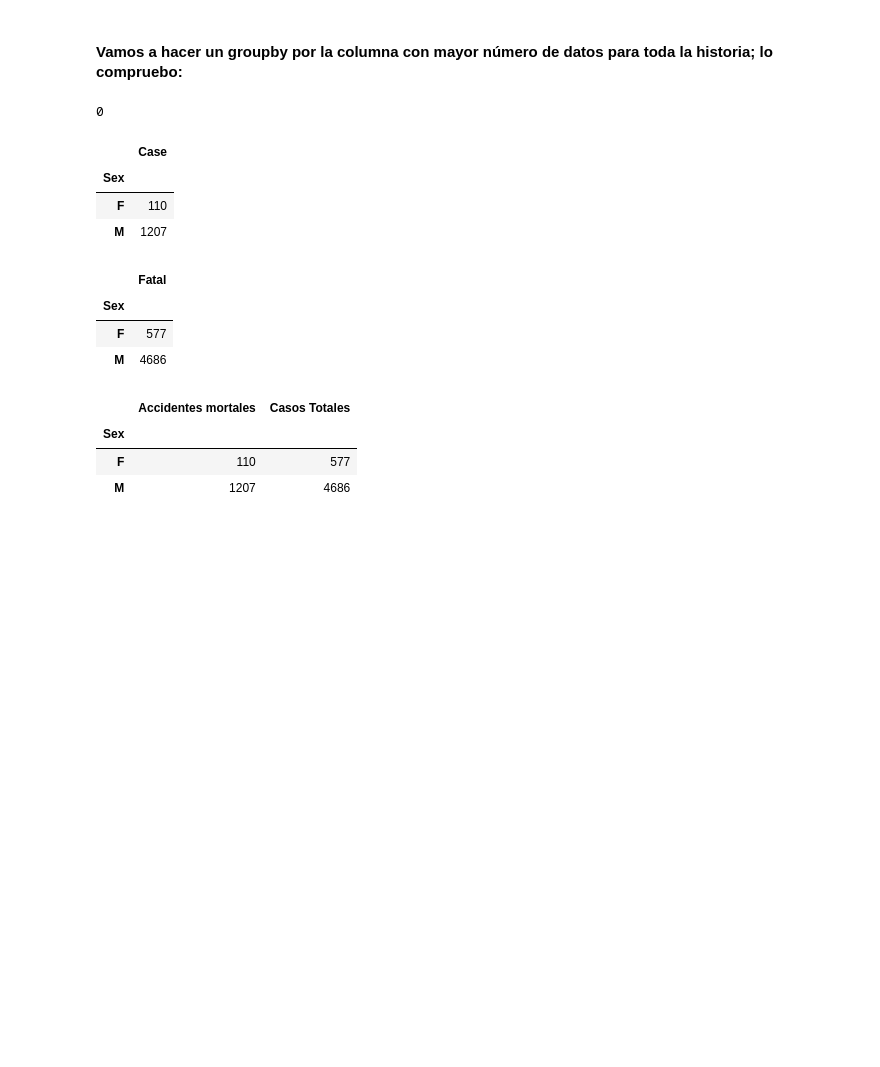
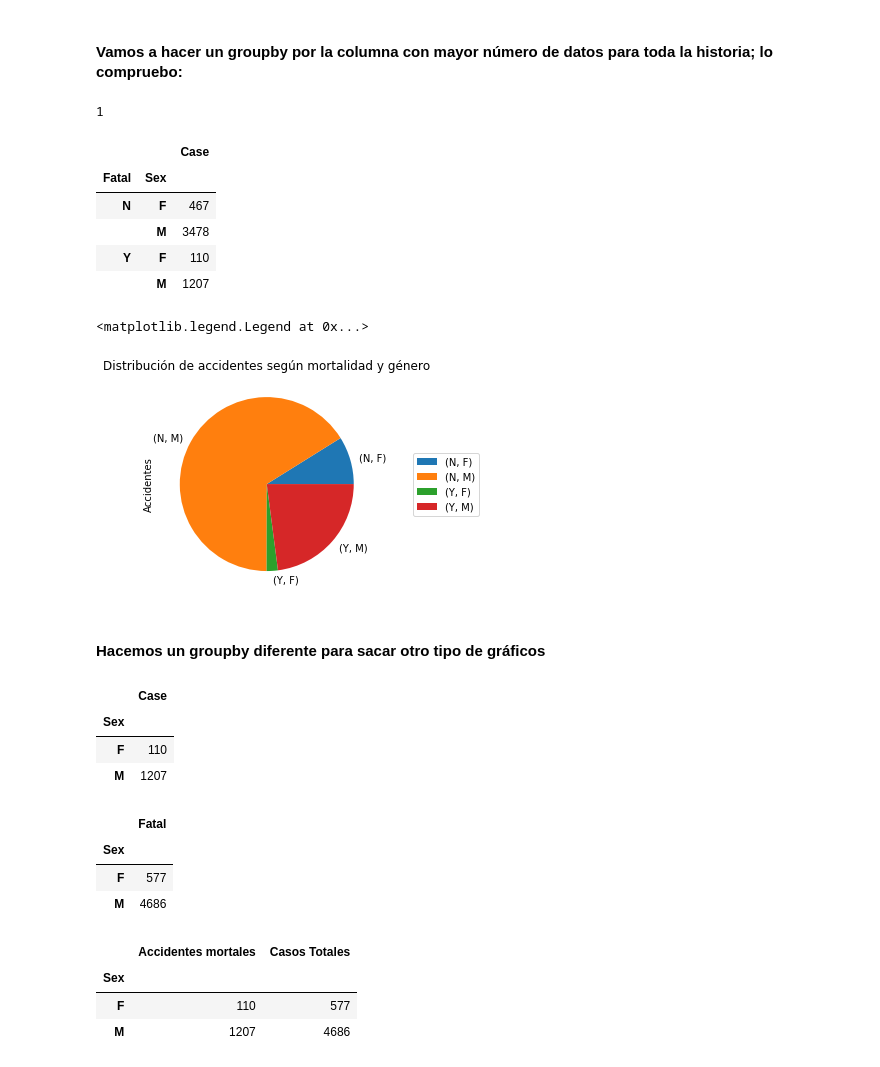
Before and after one commit to silviaherf/data-cleaning-pandas, a Jupyter notebook: Sharks_analysis.ipynb, the cells around one changed output. Drawn from its saved outputs; the diff is of its cells as text; code cells hidden in the pictures; blank space fills up the shorter version.

Commit message:
Nuevos gráficos fatal_sex

```diff
--- a/Sharks_analysis.ipynb
+++ b/Sharks_analysis.ipynb
@@ -478,25 +481,42 @@ bin1,bin2, col1 incluye bin2 pero no bin1
 df_clean['Year']
 # %% [markdown]
 #### Vamos a hacer un groupby por la columna con mayor número de datos para toda la historia; lo compruebo:
+# %%
+tabla_fatal_genero=df_clean[['Sex','Fatal','Case']]
+tabla_fatal_genero['Case'].isnull().sum()
+# %% [output]
+1
+# %%
+tabla_fatal_genero=df_clean.groupby(['Fatal','Sex']).agg({"Case":"count"})
+display(tabla_fatal_genero)
+tabla_fatal_genero.plot.pie(y='Case', title='Distribución de accidentes según mortalidad y género',ylabel='Accidentes')
+plt.legend(loc='right', bbox_to_anchor=(1.5, 0.5))
+# %% [output]
+|  |  | Case |
+| Fatal | Sex |  |
+| N | F | 467 |
+|  | M | 3478 |
+| Y | F | 110 |
+|  | M | 1207 |
+<matplotlib.legend.Legend at 0x...>
+[figure, added]
+# %% [markdown]
+#### Hacemos un groupby diferente para sacar otro tipo de gráficos
 # %%
 tabla_fatal=df_clean[df_clean['Fatal']=='Y'][['Sex','Case']]
-tabla_fatal['Case'].isnull().sum()
+tabla_fatal=tabla_fatal.groupby("Sex").agg({"Case":"count"})
+display(tabla_fatal)
 # %% [output]
-0
+|  | Case |
+| Sex |  |
+| F | 110 |
+| M | 1207 |
 # %%
-tabla_fatal=tabla_fatal.groupby("Sex").agg({"Case":"count"})
-display(tabla_fatal)
+tabla_genero=df_clean.groupby("Sex").agg({"Fatal":"count"})
+display(tabla_genero)
 # %% [output]
-|  | Case |
+|  | Fatal |
 | Sex |  |
-| F | 110 |
-| M | 1207 |
+| F | 577 |
+| M | 4686 |
-# %%
-tabla_sexo=df_clean.groupby("Sex").agg({"Fatal":"count"})
-display(tabla_sexo)
-# %% [output]
-|  | Fatal |
-| Sex |  |
-| F | 577 |
-| M | 4686 |
 # %%
```
Also changed, not shown: parts of 6 cells of this notebook.
